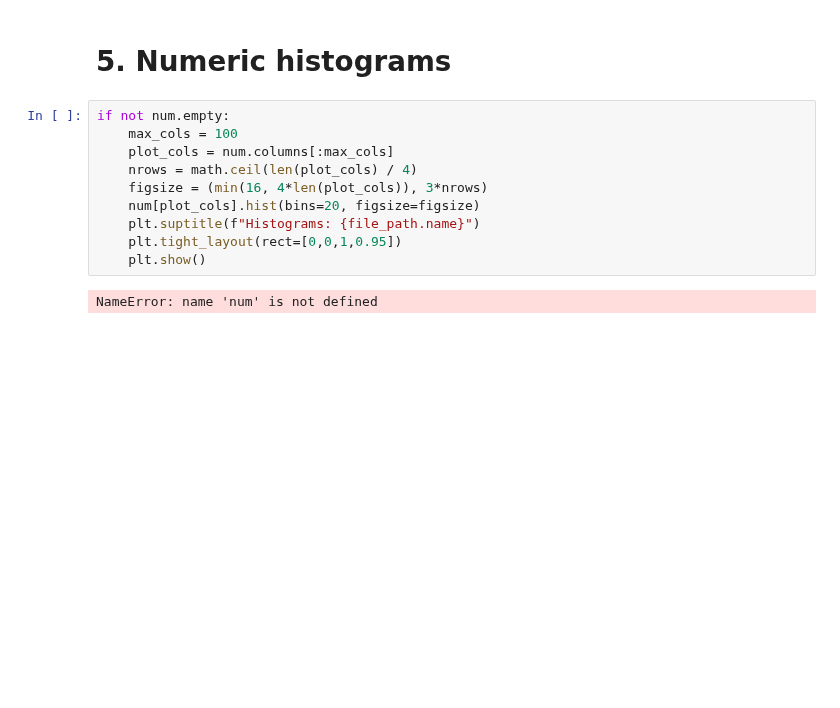
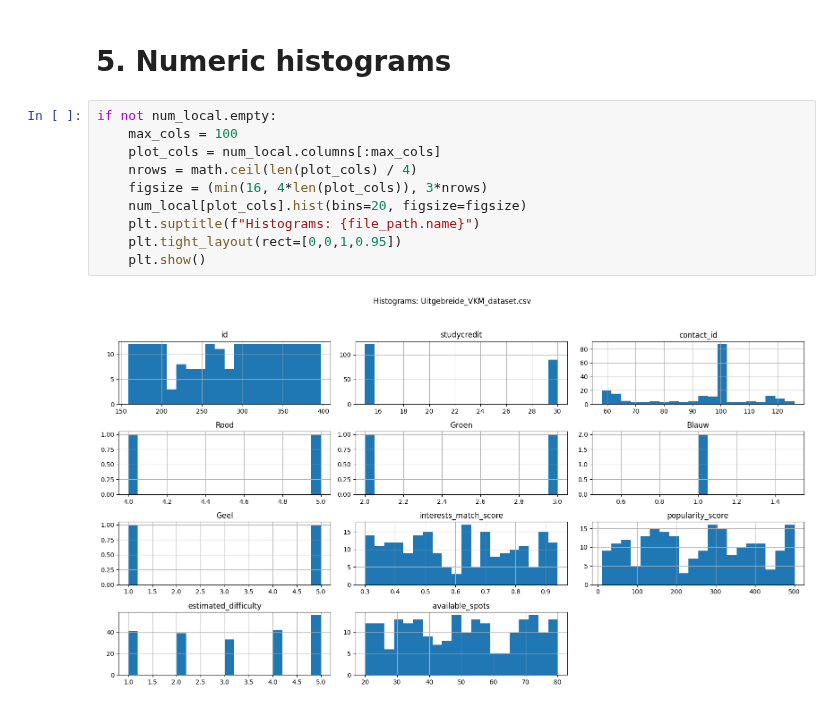
Before and after one commit to DanielvG-IT/Avans, a Jupyter notebook: Notebooks/01_data_exploration.ipynb, the cells around one changed output. Saved outputs shown, nothing was run; the diff lists cells and outputs as text; blank space fills up the shorter version.

```diff
--- a/Notebooks/01_data_exploration.ipynb
+++ b/Notebooks/01_data_exploration.ipynb
@@ -127,14 +127,14 @@ Memory usage (MB): 0.4628744125366211
 # %% [markdown]
 # 5. Numeric histograms
 # %%
-if not num.empty:
+if not num_local.empty:
     max_cols = 100
-    plot_cols = num.columns[:max_cols]
+    plot_cols = num_local.columns[:max_cols]
     nrows = math.ceil(len(plot_cols) / 4)
     figsize = (min(16, 4*len(plot_cols)), 3*nrows)
-    num[plot_cols].hist(bins=20, figsize=figsize)
+    num_local[plot_cols].hist(bins=20, figsize=figsize)
     plt.suptitle(f"Histograms: {file_path.name}")
     plt.tight_layout(rect=[0,0,1,0.95])
     plt.show()
 # %% [output]
-NameError: name 'num' is not defined
+[figure, added]
```
Also changed, not shown: parts of 1 cell of this notebook.
